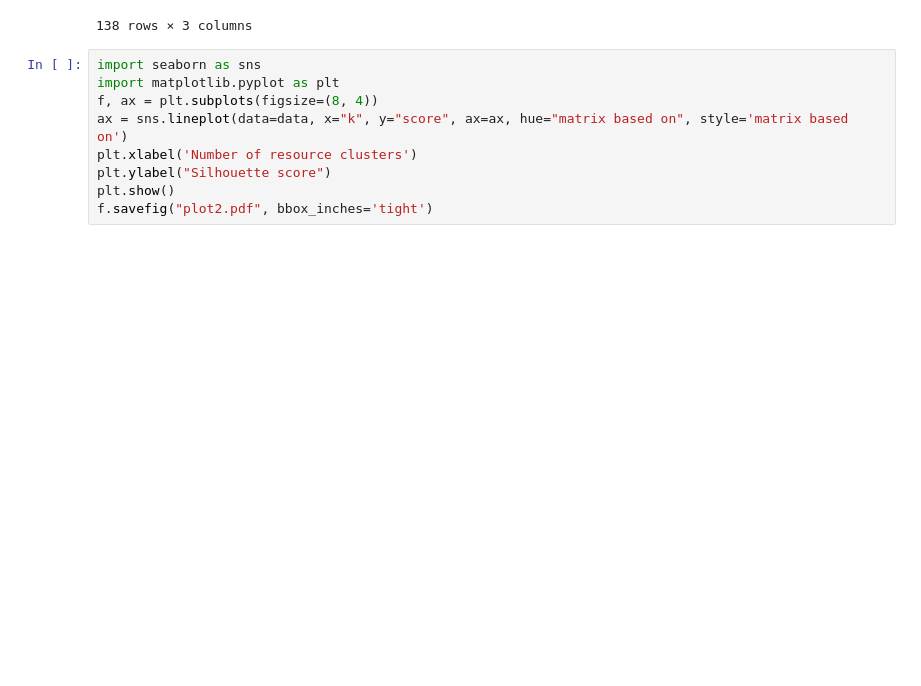
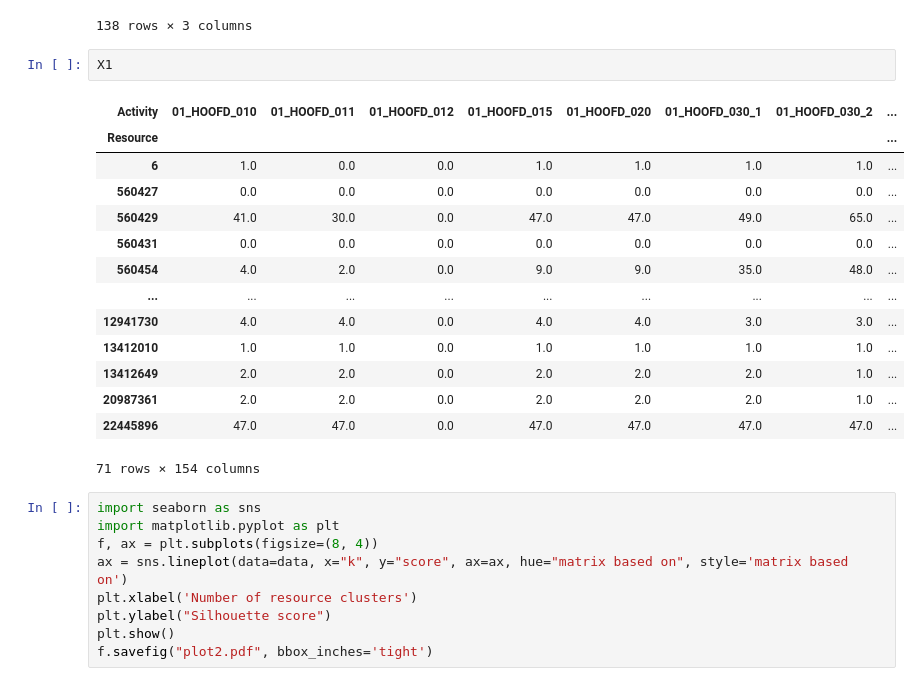
Before and after one commit to lucasb243/No-time-to-dice_group_project_IE692, a Jupyter notebook: apply-omm.ipynb, the cells around one changed output. Drawn from its saved outputs; the diff is of its cells as text; blank space fills up the shorter version.

```diff
--- a/apply-omm.ipynb
+++ b/apply-omm.ipynb
@@ -82,6 +101,23 @@ data
 | 136 | 70 | 0.000000 | Execution Context |
 | 137 | 70 | 0.006182 | Activity |
 138 rows × 3 columns
+# %%
+X1
+# %% [output]
+| Activity | 01_HOOFD_010 | 01_HOOFD_011 | 01_HOOFD_012 | 01_HOOFD_015 | 01_HOOFD_020 | 01_HOOFD_030_1 | 01_HOOFD_030_2 | ... |
+| Resource |  |  |  |  |  |  |  | ... |
+| 6 | 1.0 | 0.0 | 0.0 | 1.0 | 1.0 | 1.0 | 1.0 | ... |
+| 560427 | 0.0 | 0.0 | 0.0 | 0.0 | 0.0 | 0.0 | 0.0 | ... |
+| 560429 | 41.0 | 30.0 | 0.0 | 47.0 | 47.0 | 49.0 | 65.0 | ... |
+| 560431 | 0.0 | 0.0 | 0.0 | 0.0 | 0.0 | 0.0 | 0.0 | ... |
+| 560454 | 4.0 | 2.0 | 0.0 | 9.0 | 9.0 | 35.0 | 48.0 | ... |
+| ... | ... | ... | ... | ... | ... | ... | ... | ... |
+| 12941730 | 4.0 | 4.0 | 0.0 | 4.0 | 4.0 | 3.0 | 3.0 | ... |
+| 13412010 | 1.0 | 1.0 | 0.0 | 1.0 | 1.0 | 1.0 | 1.0 | ... |
+| 13412649 | 2.0 | 2.0 | 0.0 | 2.0 | 2.0 | 2.0 | 1.0 | ... |
+| 20987361 | 2.0 | 2.0 | 0.0 | 2.0 | 2.0 | 2.0 | 1.0 | ... |
+| 22445896 | 47.0 | 47.0 | 0.0 | 47.0 | 47.0 | 47.0 | 47.0 | ... |
+71 rows × 154 columns
 # %%
 import seaborn as sns
 import matplotlib.pyplot as plt
```
Also changed, not shown: parts of 1 cell of this notebook, 13 other files.
